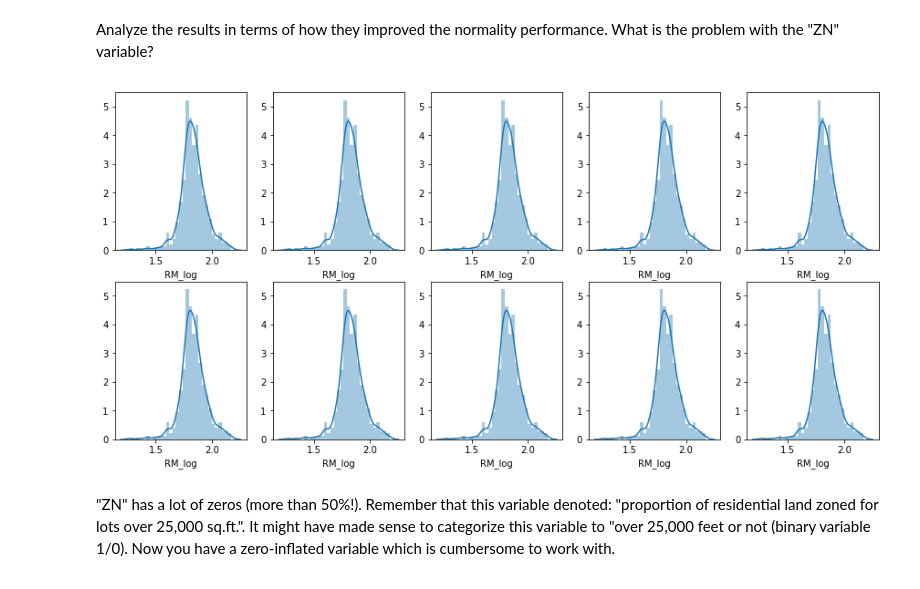
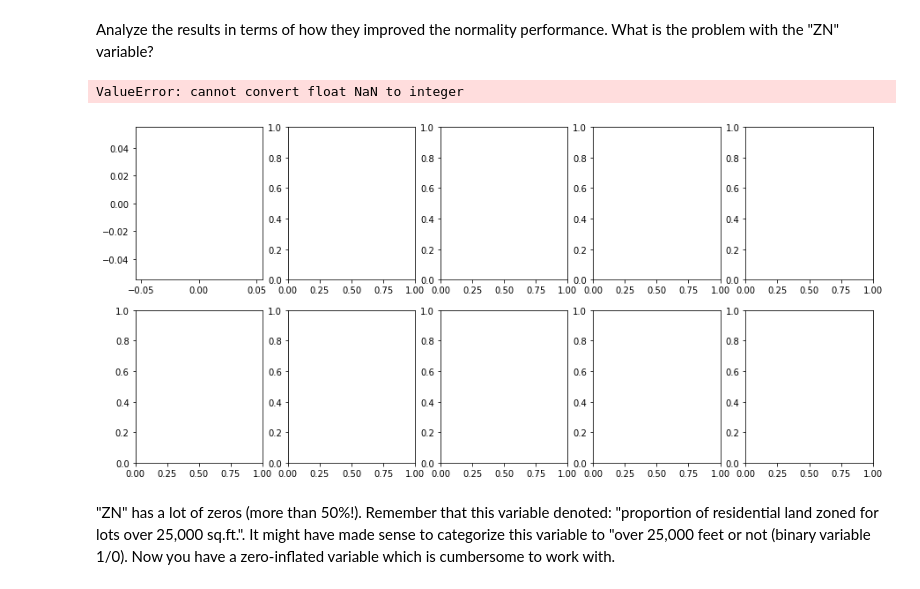
Before and after one commit to elenasm7/dsc-feature-scaling-and-normalization---lab-nyc-ds-career-012819, a Jupyter notebook: index.ipynb, the cells around one changed output. Cells and saved outputs as stored; diff of their text form; code cells hidden in the pictures.

```diff
--- a/index.ipynb
+++ b/index.ipynb
@@ -59,26 +59,27 @@ Analyze the results in terms of how they improved the normality performance. Wha
 # %%
 import numpy as np
 import matplotlib.pyplot as plt
 
 fig,axes = plt.subplots(nrows=2, ncols=5, figsize=(15,7))
 
 # for i in cont_features:
 #     print(boston_features[i].isnull().sum())
 
 log_cols = []
 for i in cont_features:
     name = i+'_log'
     boston_features[name] = np.log(boston_features[i])
     log_cols.append(name)
 
 del log_cols[1]
 for i in range(2):
     for j in range(5):
         k = sum([5 if i == 1 else 0])
         n = (k+j)
-        sns.distplot(boston_features[log_cols[3]], ax=axes[i][j])
+        sns.distplot(boston_features[log_cols[2]], ax=axes[i][j])
 # %% [output]
+ValueError: cannot convert float NaN to integer
-[figure, old version]
+[figure, new version]
 # %% [markdown]
 "ZN" has a lot of zeros (more than 50%!). Remember that this variable denoted: "proportion of residential land zoned for lots over 25,000 sq.ft.". It might have made sense to categorize this variable to "over 25,000 feet or not (binary variable 1/0). Now you have a zero-inflated variable which is cumbersome to work with.
 # %% [markdown]
```
